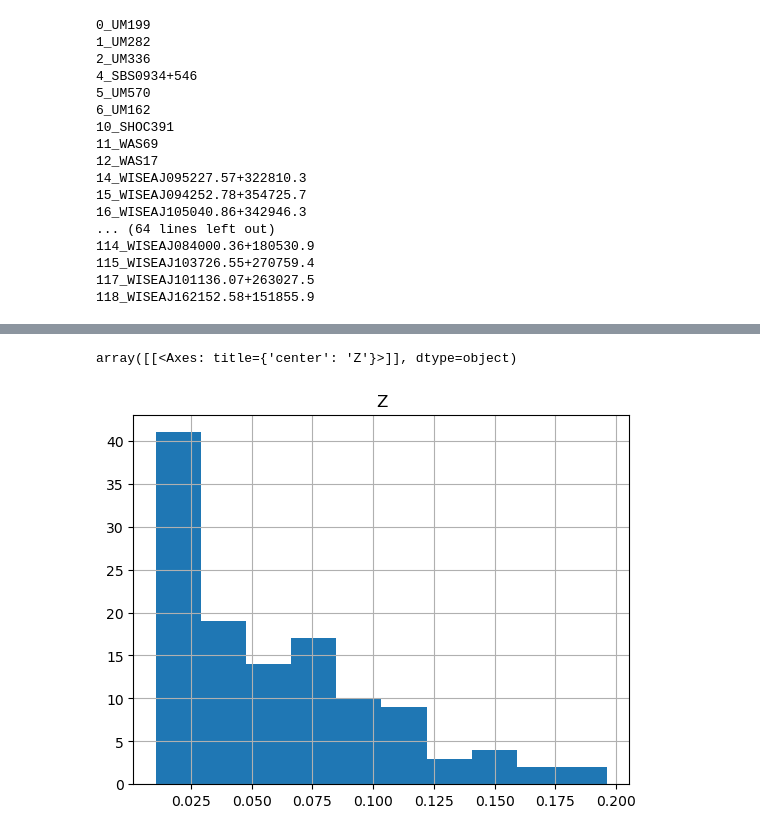
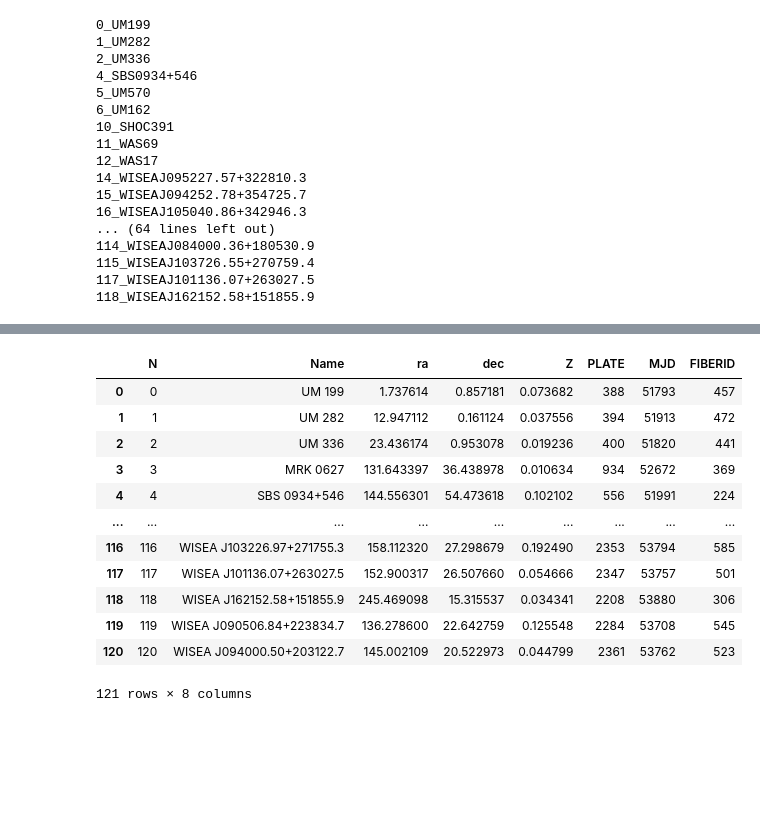
Before and after one commit to hol1m4n/HIIGalaxies, a Jupyter notebook: SPS/CIGALE entries.ipynb, the cells around one changed output, grey strips where cells are left out. Saved outputs shown, nothing was run; the diff lists cells and outputs as text; code cells hidden in the pictures; blank space fills up the shorter version.

```diff
--- a/SPS/CIGALE entries.ipynb
+++ b/SPS/CIGALE entries.ipynb
@@ -274,5 +406,16 @@ Table length=3
 # %%
-DF.hist('Z')
+DF
 # %% [output]
+|  | N | Name | ra | dec | Z | PLATE | MJD | FIBERID |
+| 0 | 0 | UM 199 | 1.737614 | 0.857181 | 0.073682 | 388 | 51793 | 457 |
+| 1 | 1 | UM 282 | 12.947112 | 0.161124 | 0.037556 | 394 | 51913 | 472 |
+| 2 | 2 | UM 336 | 23.436174 | 0.953078 | 0.019236 | 400 | 51820 | 441 |
+| 3 | 3 | MRK 0627 | 131.643397 | 36.438978 | 0.010634 | 934 | 52672 | 369 |
+| 4 | 4 | SBS 0934+546 | 144.556301 | 54.473618 | 0.102102 | 556 | 51991 | 224 |
+| ... | ... | ... | ... | ... | ... | ... | ... | ... |
+| 116 | 116 | WISEA J103226.97+271755.3 | 158.112320 | 27.298679 | 0.192490 | 2353 | 53794 | 585 |
+| 117 | 117 | WISEA J101136.07+263027.5 | 152.900317 | 26.507660 | 0.054666 | 2347 | 53757 | 501 |
+| 118 | 118 | WISEA J162152.58+151855.9 | 245.469098 | 15.315537 | 0.034341 | 2208 | 53880 | 306 |
+| 119 | 119 | WISEA J090506.84+223834.7 | 136.278600 | 22.642759 | 0.125548 | 2284 | 53708 | 545 |
+| 120 | 120 | WISEA J094000.50+203122.7 | 145.002109 | 20.522973 | 0.044799 | 2361 | 53762 | 523 |
-array([[<Axes: title={'center': 'Z'}>]], dtype=object)
+121 rows × 8 columns
-[figure, removed]
```
Also changed, not shown: parts of 22 cells of this notebook, 2 other files.
